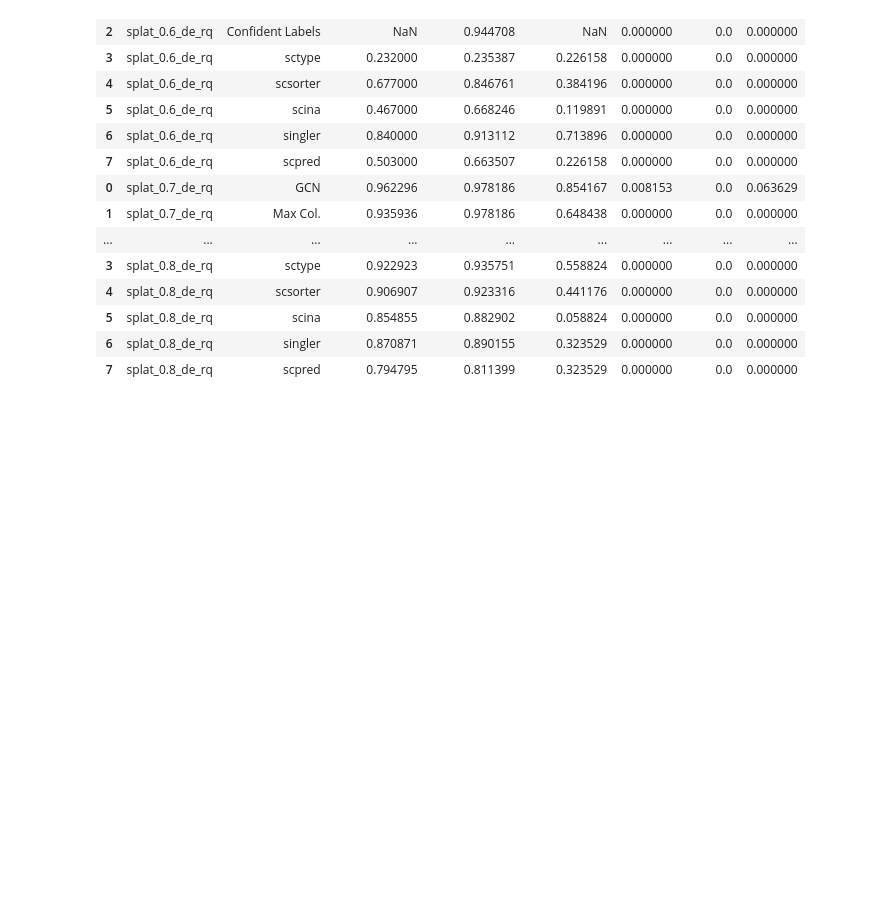
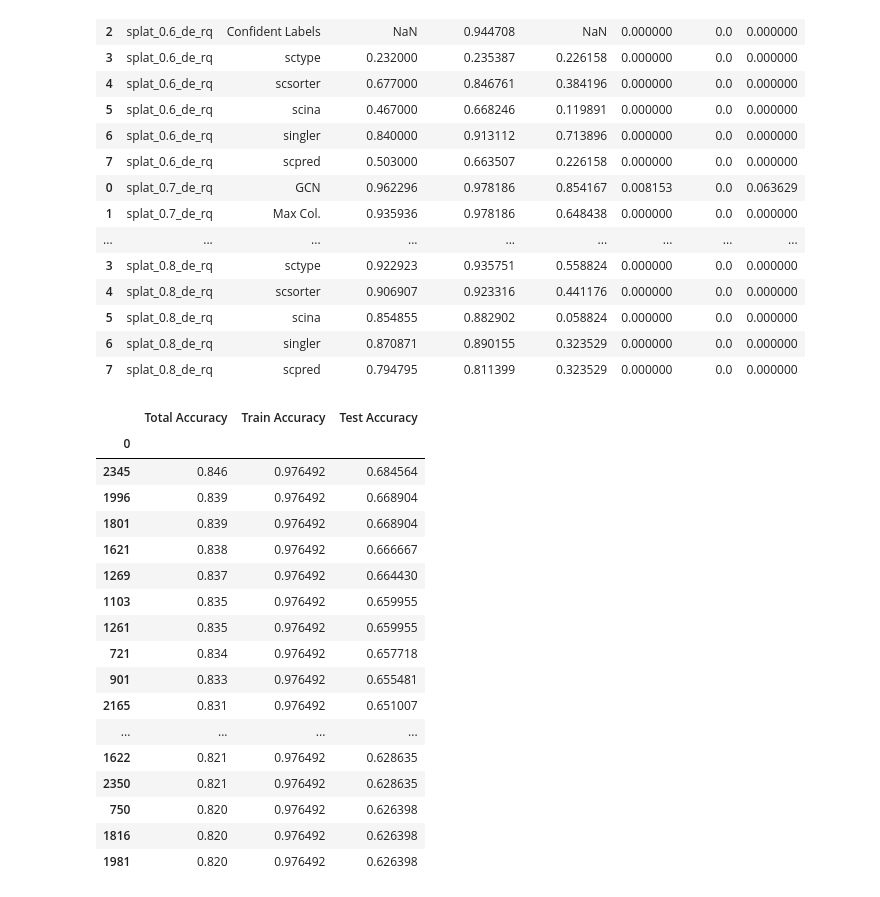
Before and after one commit to lewinsohndp/scSHARP, a Jupyter notebook: model.ipynb, the cells around one changed output. Saved outputs shown, nothing was run; the diff lists cells and outputs as text; code cells hidden in the pictures; blank space fills up the shorter version.

```diff
--- a/model.ipynb
+++ b/model.ipynb
@@ -257,3 +241,28 @@ results
 | 5 | splat_0.8_de_rq | scina | 0.854855 | 0.882902 | 0.058824 | 0.000000 | 0.0 | 0.000000 |
 | 6 | splat_0.8_de_rq | singler | 0.870871 | 0.890155 | 0.323529 | 0.000000 | 0.0 | 0.000000 |
 | 7 | splat_0.8_de_rq | scpred | 0.794795 | 0.811399 | 0.323529 | 0.000000 | 0.0 | 0.000000 |
+# %%
+# check grid search results
+grid_results = pd.read_csv("grid_search_0.5_output/combined.csv", header=None, index_col=0)
+grid_results.columns = ["Total Accuracy", "Train Accuracy", "Test Accuracy"]
+# %%
+grid_results.sort_values("Test Accuracy", ascending=False).head(50)
+# %% [output]
+|  | Total Accuracy | Train Accuracy | Test Accuracy |
+| 0 |  |  |  |
+| 2345 | 0.846 | 0.976492 | 0.684564 |
+| 1996 | 0.839 | 0.976492 | 0.668904 |
+| 1801 | 0.839 | 0.976492 | 0.668904 |
+| 1621 | 0.838 | 0.976492 | 0.666667 |
+| 1269 | 0.837 | 0.976492 | 0.664430 |
+| 1103 | 0.835 | 0.976492 | 0.659955 |
+| 1261 | 0.835 | 0.976492 | 0.659955 |
+| 721 | 0.834 | 0.976492 | 0.657718 |
+| 901 | 0.833 | 0.976492 | 0.655481 |
+| 2165 | 0.831 | 0.976492 | 0.651007 |
+| ... | ... | ... | ... |
+| 1622 | 0.821 | 0.976492 | 0.628635 |
+| 2350 | 0.821 | 0.976492 | 0.628635 |
+| 750 | 0.820 | 0.976492 | 0.626398 |
+| 1816 | 0.820 | 0.976492 | 0.626398 |
+| 1981 | 0.820 | 0.976492 | 0.626398 |
```
Also changed, not shown: parts of 13 cells of this notebook, 5 other files.
